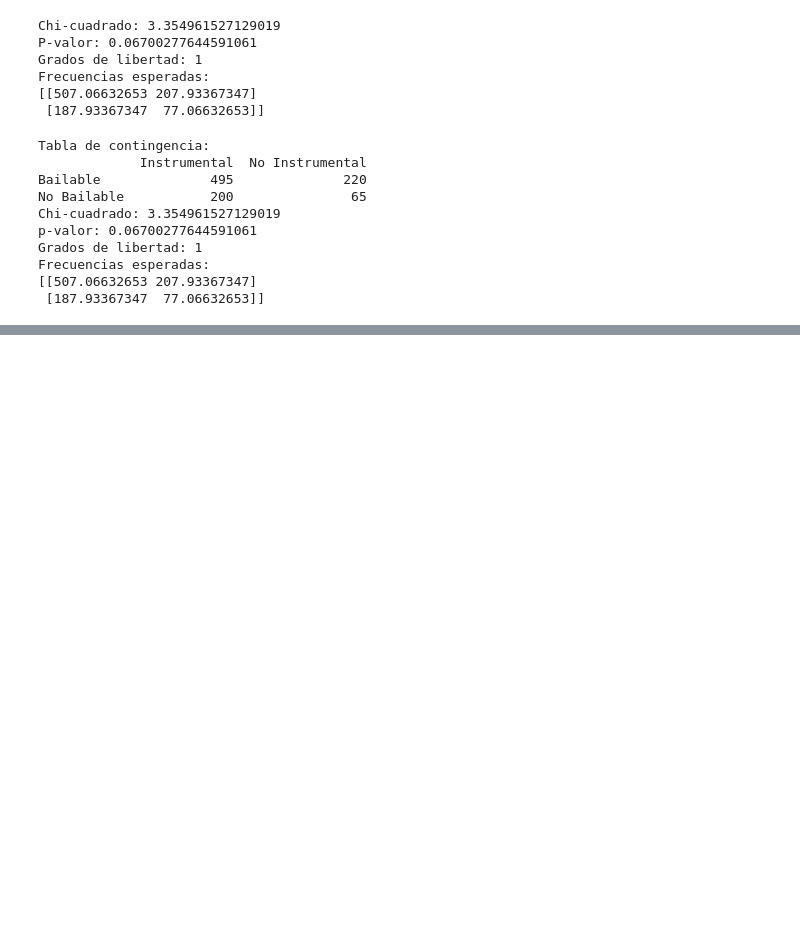
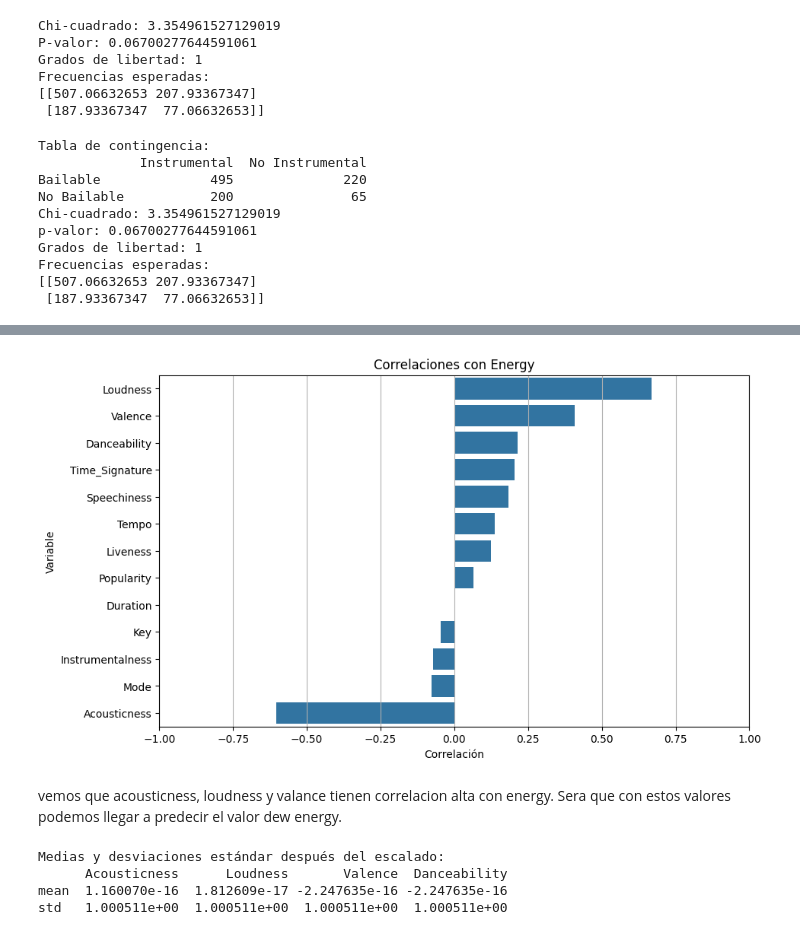
Before and after one commit to AgustinDimuro/tpeFundamentos, a Jupyter notebook: TPEspecial.ipynb, the cells around one changed output, grey strips where cells are left out. Cells and saved outputs as stored; diff of their text form; code cells hidden in the pictures; blank space fills up the shorter version.

```diff
--- a/TPEspecial.ipynb
+++ b/TPEspecial.ipynb
@@ -1180,0 +1246,23 @@ Frecuencias esperadas:
+# %%
+import matplotlib.pyplot as plt
+import seaborn as sns
+
+# Selecciona solo las correlaciones con MedHouseVal
+medhouseval_correlations = correlation_matrix['Energy'].drop('Energy')
+
+# Ordena las correlaciones de mayor a menor
+sorted_correlations = medhouseval_correlations.sort_values(ascending=False)
+
+# Crea un gráfico de barras para visualizar las correlaciones
+plt.figure(figsize=(10, 6))
+plt.grid(True)
+sns.barplot(x=sorted_correlations.values, y=sorted_correlations.index)
+plt.title('Correlaciones con Energy')
+plt.xlabel('Correlación')
+plt.ylabel('Variable')
+plt.xlim([-1, 1])
+plt.show()
+# %% [output]
+[figure, added]
+# %% [markdown]
+vemos que acousticness, loudness y valance tienen correlacion alta con energy. Sera que con estos valores podemos llegar a predecir el valor dew energy.
@@ -1180,0 +1285,9 @@ Frecuencias esperadas:
+# %%
+# Imprimir las medias y desviaciones estándar después del escalado
+print("\nMedias y desviaciones estándar después del escalado:")
+print(pd.DataFrame(ds_scaled_model).describe().loc[['mean', 'std']])
+# %% [output]
+Medias y desviaciones estándar después del escalado:
+      Acousticness      Loudness       Valence  Danceability
+mean  1.160070e-16  1.812609e-17 -2.247635e-16 -2.247635e-16
+std   1.000511e+00  1.000511e+00  1.000511e+00  1.000511e+00
```
Also changed, not shown: parts of 34 cells of this notebook.
